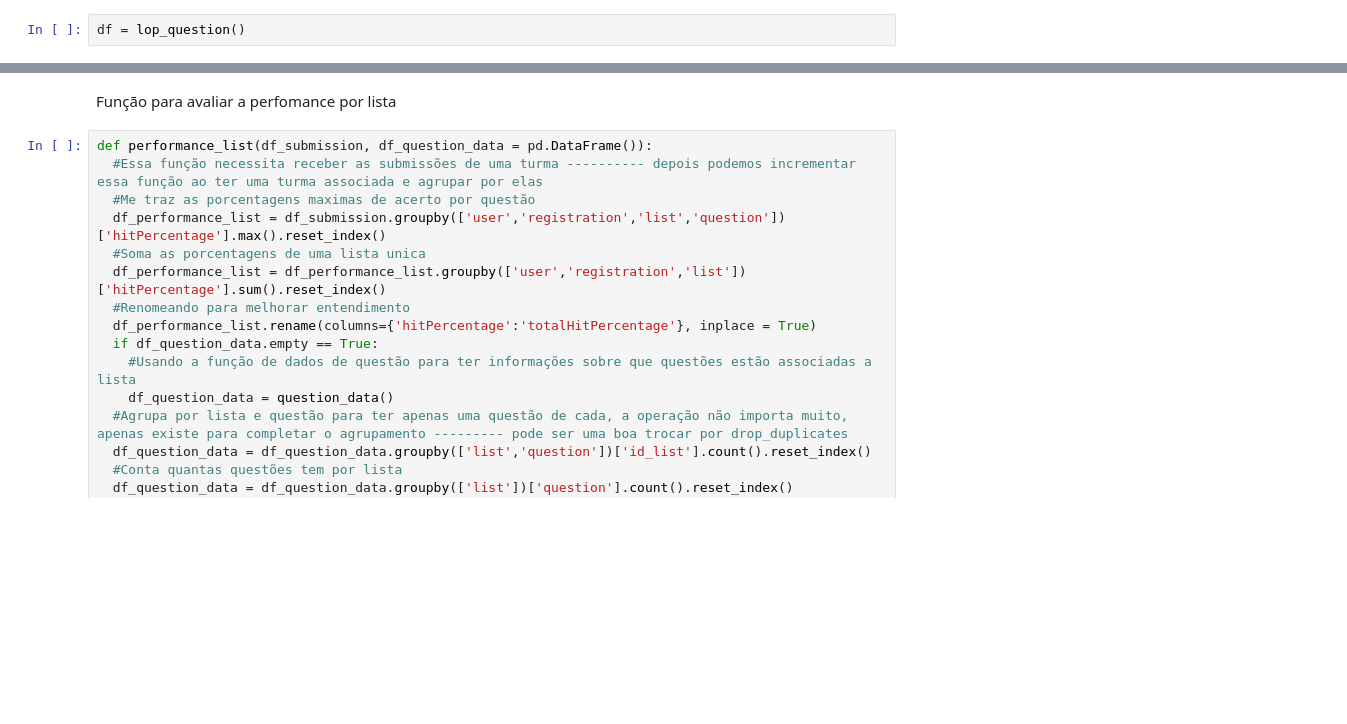
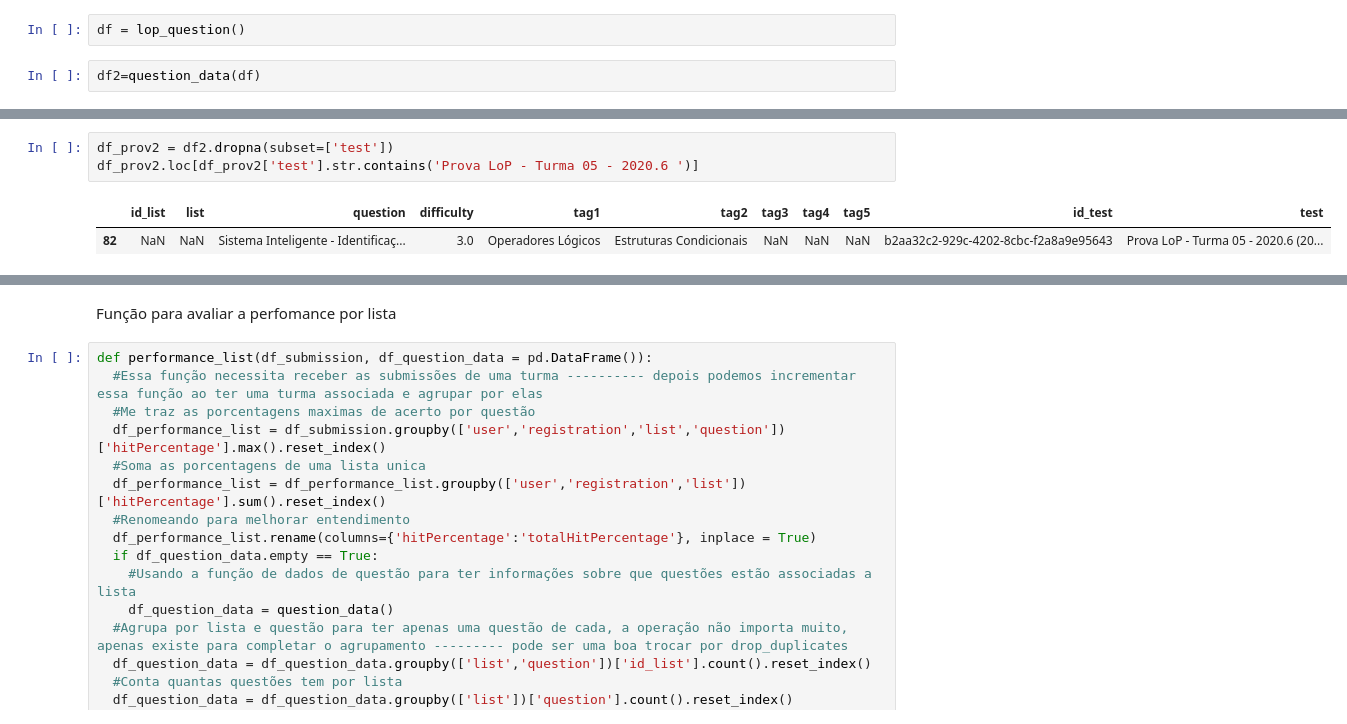
Before and after one commit to vilsonrodrigues/Projeto_Orientacao_Academica_LoP, a Jupyter notebook: Projeto_Orientacao_Academica_LoP.ipynb, the cells around one changed output, grey strips where cells are left out. Saved outputs shown, nothing was run; the diff lists cells and outputs as text; blank space fills up the shorter version.

```diff
--- a/Projeto_Orientacao_Academica_LoP.ipynb
+++ b/Projeto_Orientacao_Academica_LoP.ipynb
@@ -636,2 +690,4 @@ def question_data(df_question = pd.DataFrame()):
 # %%
 df = lop_question()
+# %%
+df2=question_data(df)
@@ -637,0 +710,6 @@ df = lop_question()
+# %%
+df_prov2 = df2.dropna(subset=['test'])
+df_prov2.loc[df_prov2['test'].str.contains('Prova LoP - Turma 05 - 2020.6 ')]
+# %% [output]
+|  | id_list | list | question | difficulty | tag1 | tag2 | tag3 | tag4 | tag5 | id_test | test |
+| 82 | NaN | NaN | Sistema Inteligente - Identificaç... | 3.0 | Operadores Lógicos | Estruturas Condicionais | NaN | NaN | NaN | b2aa32c2-929c-4202-8cbc-f2a8a9e95643 | Prova LoP - Turma 05 - 2020.6 (20... |
```
Also changed, not shown: parts of 9 cells of this notebook.
